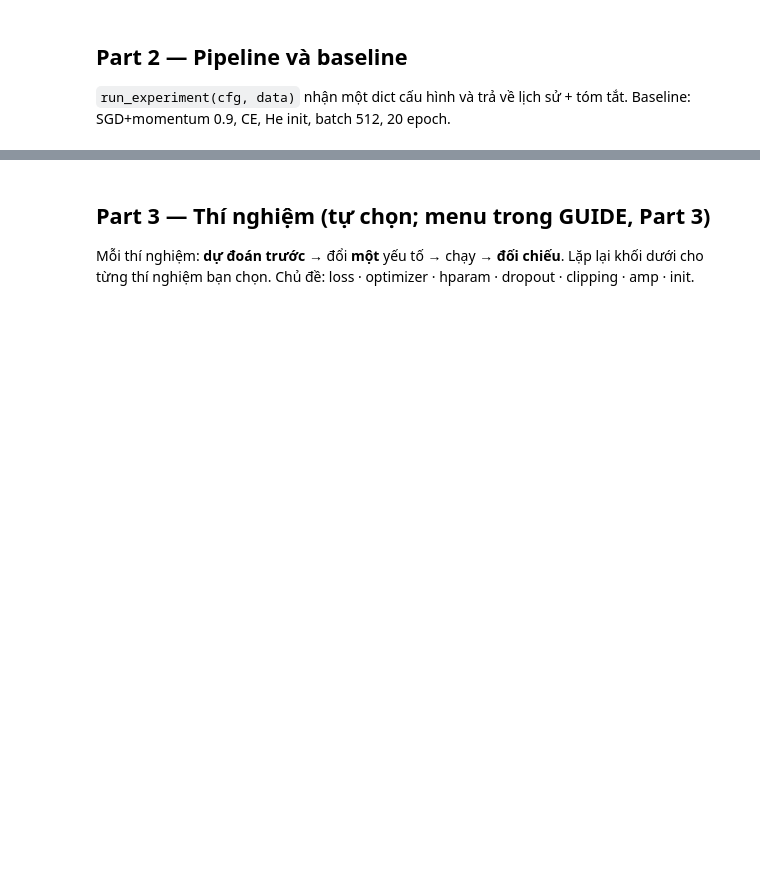
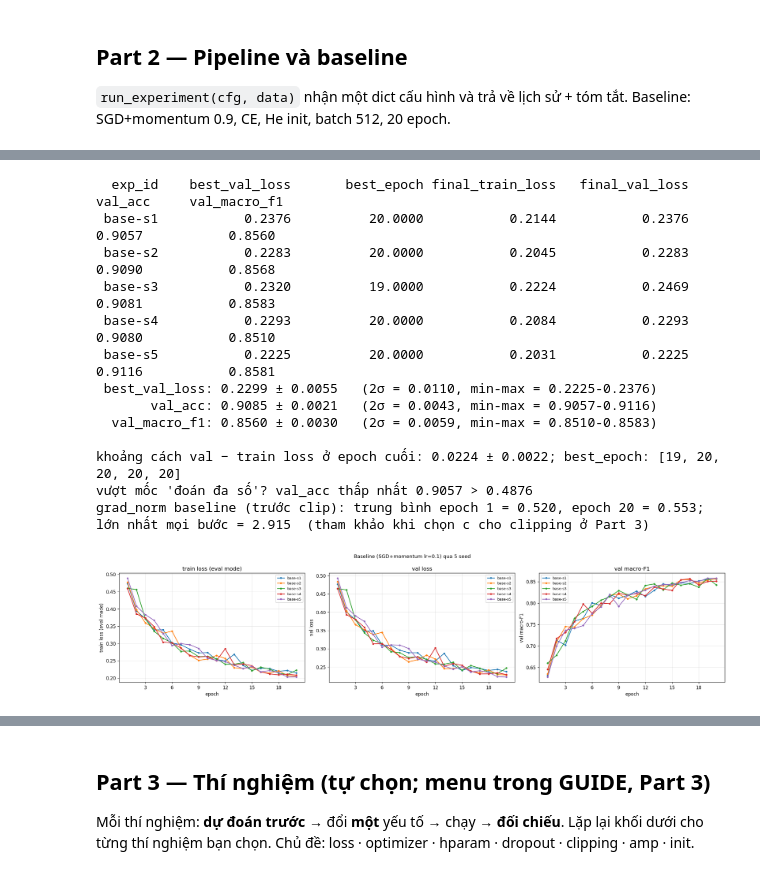
Before and after one commit to AIVIETNAM-AIO-AnhDinh/K4-Track4-Day1-DinhLenhTienAnh-2A202602928-Neuralnetwork, a Jupyter notebook: code/lab.ipynb, the cells around one changed output, grey strips where cells are left out. Drawn from its saved outputs; the diff is of its cells as text; code cells hidden in the pictures; blank space fills up the shorter version.

```diff
--- a/code/lab.ipynb
+++ b/code/lab.ipynb
@@ -262,0 +351,39 @@ chuẩn toàn cục: 2.9711
+# %%
+# 2b-3. Độ nhiễu giữa các seed: mean ± std (std mẫu, ddof=1, giống STDEV trong sheet Seeds) và ngưỡng 2σ
+cols = ["best_val_loss", "best_epoch", "final_train_loss", "final_val_loss", "val_acc", "val_macro_f1"]
+print(f"{'exp_id':>8s} " + " ".join(f"{c:>16s}" for c in cols))
+for r in base_runs:
+    print(f"{r['cfg']['exp_id']:>8s} " + " ".join(f"{r['summary'][c]:>16.4f}" for c in cols))
+
+NOISE = {}
+for c in ["best_val_loss", "val_acc", "val_macro_f1"]:
+    v = np.array([r["summary"][c] for r in base_runs])
+    NOISE[c] = dict(mean=v.mean(), std=v.std(ddof=1), two_sigma=2 * v.std(ddof=1))
+    print(f"{c:>14s}: {v.mean():.4f} ± {v.std(ddof=1):.4f}   (2σ = {2 * v.std(ddof=1):.4f}, min-max = {v.min():.4f}-{v.max():.4f})")
+gap = np.array([r["summary"]["final_val_loss"] - r["summary"]["final_train_loss"] for r in base_runs])
+print(f"\nkhoảng cách val − train loss ở epoch cuối: {gap.mean():.4f} ± {gap.std(ddof=1):.4f}; "
+      f"best_epoch: {sorted(r['summary']['best_epoch'] for r in base_runs)}")
+print(f"vượt mốc 'đoán đa số'? val_acc thấp nhất {min(r['summary']['val_acc'] for r in base_runs):.4f} > {MAJ_ACC:.4f}")
+gn = np.array([r["history"]["grad_norm"] for r in base_runs])
+gmax = np.array([r["history"]["grad_norm_max"] for r in base_runs])
+print(f"grad_norm baseline (trước clip): trung bình epoch 1 = {gn[:, 0].mean():.3f}, epoch 20 = {gn[:, -1].mean():.3f}; "
+      f"lớn nhất mọi bước = {gmax.max():.3f}  (tham khảo khi chọn c cho clipping ở Part 3)")
+
+plot_compare(base_runs, ["train_loss", "val_loss", "val_macro_f1"], f"{OUT_DIR}/figures/compare_baseline_seeds.png",
+             title=f"Baseline (SGD+momentum lr={BEST_LR:g}) qua {len(SEEDS)} seed")
+display(Image(f"{OUT_DIR}/figures/compare_baseline_seeds.png"))
+# %% [output]
+  exp_id    best_val_loss       best_epoch final_train_loss   final_val_loss          val_acc     val_macro_f1
+ base-s1           0.2376          20.0000           0.2144           0.2376           0.9057           0.8560
+ base-s2           0.2283          20.0000           0.2045           0.2283           0.9090           0.8568
+ base-s3           0.2320          19.0000           0.2224           0.2469           0.9081           0.8583
+ base-s4           0.2293          20.0000           0.2084           0.2293           0.9080           0.8510
+ base-s5           0.2225          20.0000           0.2031           0.2225           0.9116           0.8581
+ best_val_loss: 0.2299 ± 0.0055   (2σ = 0.0110, min-max = 0.2225-0.2376)
+       val_acc: 0.9085 ± 0.0021   (2σ = 0.0043, min-max = 0.9057-0.9116)
+  val_macro_f1: 0.8560 ± 0.0030   (2σ = 0.0059, min-max = 0.8510-0.8583)
+
+khoảng cách val − train loss ở epoch cuối: 0.0224 ± 0.0022; best_epoch: [19, 20, 20, 20, 20]
+vượt mốc 'đoán đa số'? val_acc thấp nhất 0.9057 > 0.4876
+grad_norm baseline (trước clip): trung bình epoch 1 = 0.520, epoch 20 = 0.553; lớn nhất mọi bước = 2.915  (tham khảo khi chọn c cho clipping ở Part 3)
+[figure, added]
```
Also changed, not shown: parts of 6 cells of this notebook, 26 other files.
